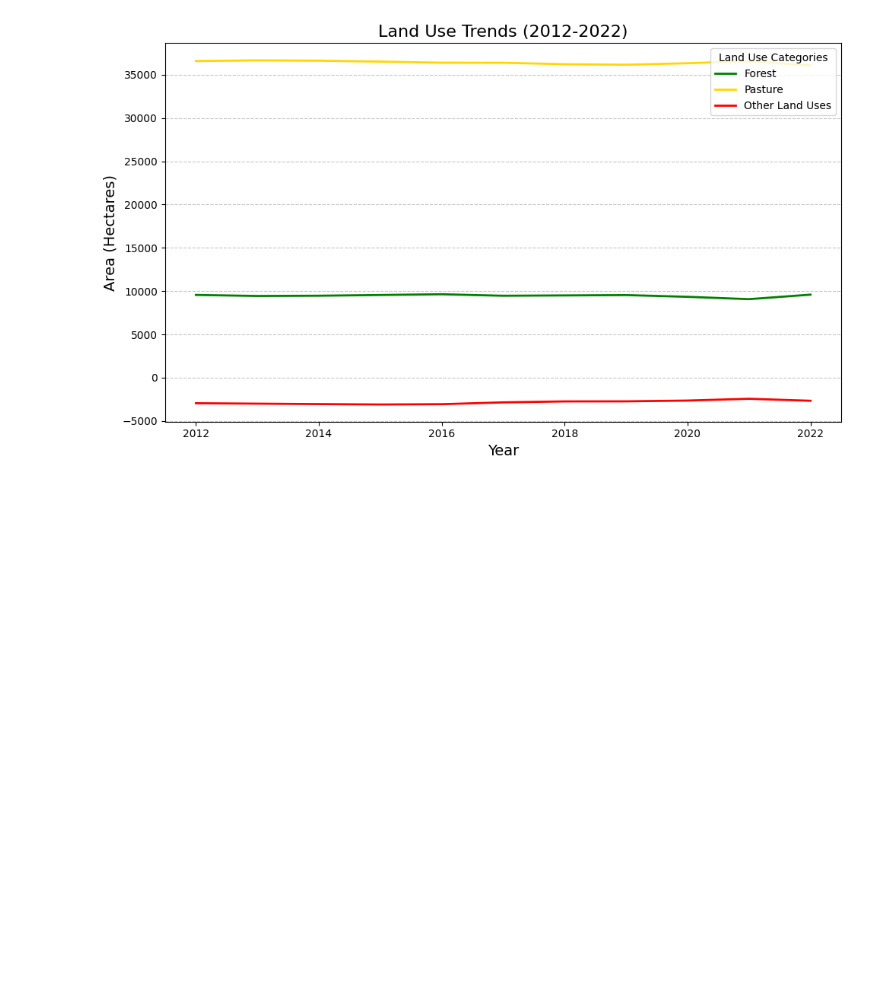
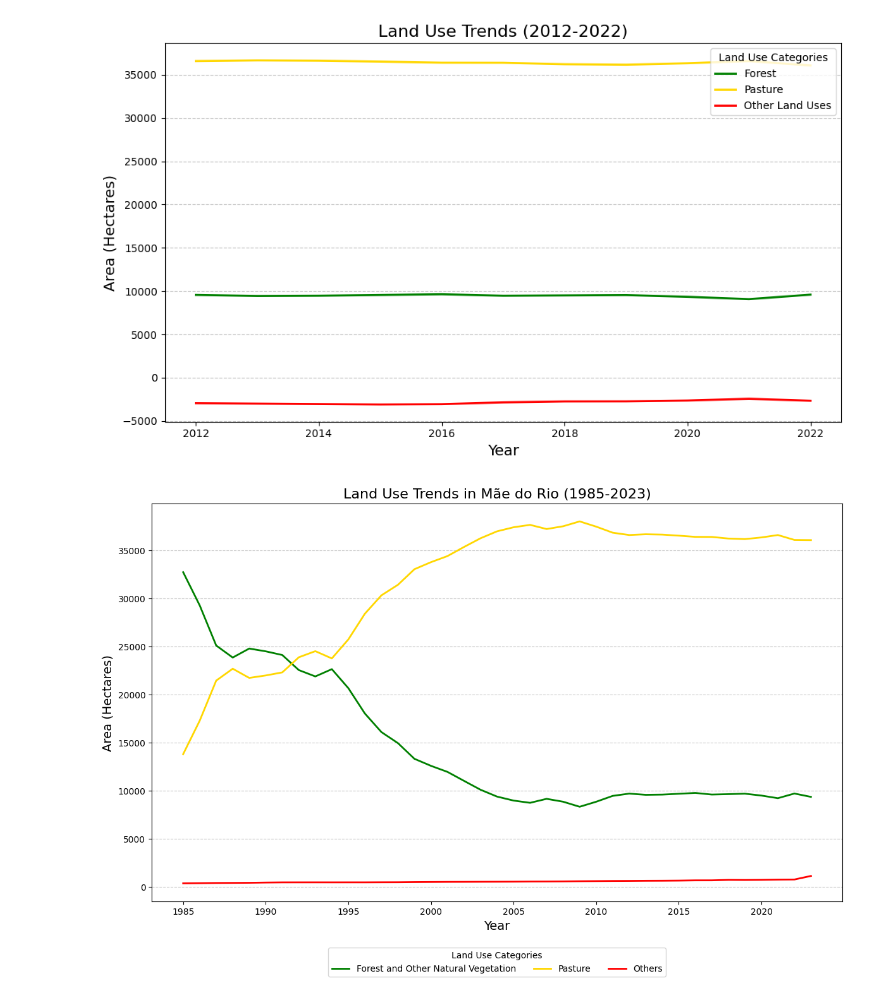
Before and after one commit to Tai-Rocha/Python_Init, a Jupyter notebook: LULC_Trend_MdR.ipynb, the cells around one changed output. Saved outputs shown, nothing was run; the diff lists cells and outputs as text; code cells hidden in the pictures; blank space fills up the shorter version.

```diff
--- a/LULC_Trend_MdR.ipynb
+++ b/LULC_Trend_MdR.ipynb
@@ -54,3 +54,65 @@ plt.tight_layout()
 plt.show()
 # %% [output]
 [figure]
+# %%
+import pandas as pd
+import matplotlib.pyplot as plt
+
+# Dados combinados
+data = {
+    "Year": list(range(1985, 2024)),  # Anos de 1985 a 2023
+    "Forest": [
+        32348.66, 28932.39, 24911.96, 23685.31, 24575.63, 24259.02, 23928.71, 22341.75, 21726.60, 22471.47,
+        20487.66, 17878.16, 15942.79, 14818.57, 13191.23, 12463.60, 11832.27, 10881.07, 9957.67, 9227.52,
+        8826.36, 8600.05, 9044.44, 8747.53, 8216.99, 8733.14, 9326.22, 9563.25, 9441.57, 9470.15,
+        9555.02, 9639.63, 9467.91, 9505.53, 9545.29, 9344.71, 9074.26, 9594.34, 9292.44
+    ],
+    "Herbaceous": [
+        358.35, 328.15, 169.39, 145.54, 190.48, 217.29, 163.94, 185.30, 139.02, 150.01,
+        155.01, 128.65, 134.01, 110.25, 105.42, 103.19, 102.83, 122.67, 122.49, 139.01,
+        126.60, 119.54, 89.70, 86.93, 92.20, 98.54, 114.18, 114.18, 109.26, 104.35,
+        106.05, 108.73, 111.86, 116.77, 124.63, 129.81, 124.99, 91.93, 44.22
+    ],
+    "Pasture": [
+        13783.72, 17256.19, 21431.90, 22667.21, 21711.75, 21968.06, 22286.04, 23856.73, 24493.86, 23737.74,
+        25717.97, 28391.18, 30300.02, 31395.47, 33018.43, 33749.72, 34385.08, 35330.47, 36236.45, 36958.29,
+        37380.89, 37631.14, 37197.74, 37485.09, 37990.52, 37448.11, 36816.88, 36573.68, 36653.29, 36617.38,
+        36509.28, 36382.86, 36375.08, 36209.06, 36150.54, 36321.01, 36573.41, 36064.14, 36047.27
+    ],
+    "Other": [
+        342.09, 358.80, 379.88, 389.35, 401.59, 427.41, 443.85, 445.37, 446.35, 445.10,
+        446.35, 445.82, 452.79, 456.18, 472.44, 483.61, 494.33, 498.17, 505.14, 510.14,
+        516.31, 528.10, 533.02, 544.27, 562.68, 576.17, 590.37, 598.24, 611.28, 617.18,
+        629.33, 653.81, 655.68, 701.96, 692.05, 705.36, 730.55, 743.95, 1112.93
+    ]
+}
+
+df = pd.DataFrame(data)
+
+# Criar a nova categoria "Forest and Other Natural Vegetation"
+df["Forest and Other Natural Vegetation"] = df["Forest"] + df["Herbaceous"]
+df["Others"] = df["Other"]
+
+# Plotando
+plt.figure(figsize=(12, 8))  # Aumentar a altura do gráfico
+
+# Floresta e vegetação natural em verde
+plt.plot(df["Year"], df["Forest and Other Natural Vegetation"], label="Forest and Other Natural Vegetation", color='green', linewidth=2)
+
+# Pastagem em amarelo
+plt.plot(df["Year"], df["Pasture"], label="Pasture", color='gold', linewidth=2)
+
+# Outros em vermelho
+plt.plot(df["Year"], df["Others"], label="Others", color='red', linewidth=2)
+
+# Configurações do gráfico
+plt.title("Land Use Trends in Mãe do Rio (1985-2023)", fontsize=16)
+plt.xlabel("Year", fontsize=14)
+plt.ylabel("Area (Hectares)", fontsize=14)
+plt.legend(title="Land Use Categories", loc="lower center", bbox_to_anchor=(0.5, -0.2), ncol=3)  # Ajustar posição da legenda
+plt.grid(axis='y', linestyle='--', alpha=0.7)
+plt.tight_layout()
+
+plt.show()
+# %% [output]
+[figure, added]
```
Also changed, not shown: parts of 1 cell of this notebook.
